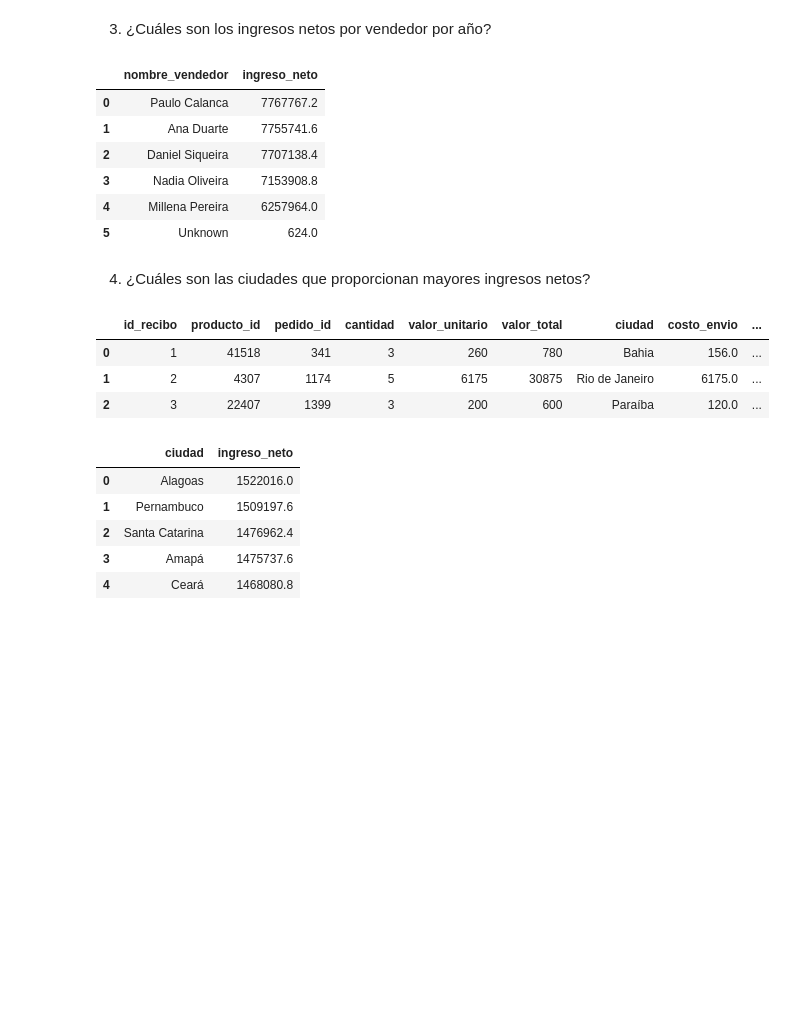
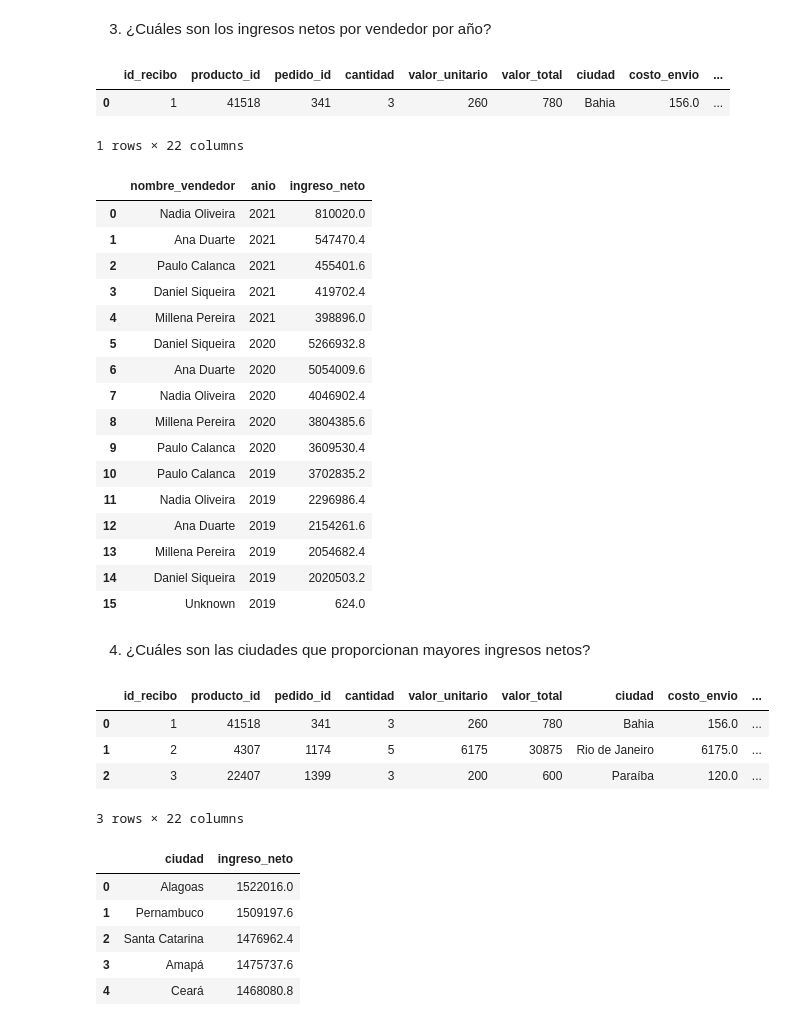
Before and after one commit to dianamory/Store_Sales_Interactive_Dashboard, a Jupyter notebook: ETL_streamlit.ipynb, the cells around one changed output. Cells and saved outputs as stored; diff of their text form; code cells hidden in the pictures; blank space fills up the shorter version.

```diff
--- a/ETL_streamlit.ipynb
+++ b/ETL_streamlit.ipynb
@@ -283,0 +288,6 @@ df_itens_pedidos['longitud'] = df_itens_pedidos['ciudad'].map(lambda x: coordena
+# %%
+df_pedidos['anio'] = df_pedidos['fecha_compra'].dt.year
+df_pedidos['mes'] = df_pedidos['fecha_compra'].dt.month_name()
+df_pedidos['num_mes'] = df_pedidos['fecha_compra'].dt.month
+
+df_pedidos.head(1)
@@ -539,17 +554,34 @@ ax = ax
 # %% [markdown]
 
 3. ¿Cuáles son los ingresos netos por vendedor por año?
+# %%
+df_final.head(1)
+# %% [output]
+|  | id_recibo | producto_id | pedido_id | cantidad | valor_unitario | valor_total | ciudad | costo_envio | ... |
+| 0 | 1 | 41518 | 341 | 3 | 260 | 780 | Bahia | 156.0 | ... |
+1 rows × 22 columns
 # %%
-df_ingresos_x_vendedor = df_final.groupby('nombre_vendedor')['ingreso_neto'].sum().sort_values(ascending=False).reset_index()
+df_ingresos_x_vendedor = df_final.groupby(['nombre_vendedor','anio'])['ingreso_neto'].sum().sort_values(ascending=False).reset_index()
+df_ingresos_x_vendedor = df_ingresos_x_vendedor.sort_values(by=['anio', 'ingreso_neto'], ascending=False).reset_index(drop=True)
 df_ingresos_x_vendedor
 # %% [output]
-|  | nombre_vendedor | ingreso_neto |
-| 0 | Paulo Calanca | 7767767.2 |
-| 1 | Ana Duarte | 7755741.6 |
-| 2 | Daniel Siqueira | 7707138.4 |
-| 3 | Nadia Oliveira | 7153908.8 |
-| 4 | Millena Pereira | 6257964.0 |
-| 5 | Unknown | 624.0 |
+|  | nombre_vendedor | anio | ingreso_neto |
+| 0 | Nadia Oliveira | 2021 | 810020.0 |
+| 1 | Ana Duarte | 2021 | 547470.4 |
+| 2 | Paulo Calanca | 2021 | 455401.6 |
+| 3 | Daniel Siqueira | 2021 | 419702.4 |
+| 4 | Millena Pereira | 2021 | 398896.0 |
+| 5 | Daniel Siqueira | 2020 | 5266932.8 |
+| 6 | Ana Duarte | 2020 | 5054009.6 |
+| 7 | Nadia Oliveira | 2020 | 4046902.4 |
+| 8 | Millena Pereira | 2020 | 3804385.6 |
+| 9 | Paulo Calanca | 2020 | 3609530.4 |
+| 10 | Paulo Calanca | 2019 | 3702835.2 |
+| 11 | Nadia Oliveira | 2019 | 2296986.4 |
+| 12 | Ana Duarte | 2019 | 2154261.6 |
+| 13 | Millena Pereira | 2019 | 2054682.4 |
+| 14 | Daniel Siqueira | 2019 | 2020503.2 |
+| 15 | Unknown | 2019 | 624.0 |
 # %% [markdown]
 4. ¿Cuáles son las ciudades que proporcionan mayores ingresos netos?
 # %%
@@ -559,6 +591,7 @@ df_final.head(3)
 | 0 | 1 | 41518 | 341 | 3 | 260 | 780 | Bahia | 156.0 | ... |
 | 1 | 2 | 4307 | 1174 | 5 | 6175 | 30875 | Rio de Janeiro | 6175.0 | ... |
 | 2 | 3 | 22407 | 1399 | 3 | 200 | 600 | Paraíba | 120.0 | ... |
+3 rows × 22 columns
 # %%
 df_ciudades_ingresos_netos= df_final.groupby('ciudad')['ingreso_neto'].sum().sort_values(ascending=False).reset_index()
 df_ciudades_ingresos_netos.head(5)
```
Also changed, not shown: parts of 14 cells of this notebook.
